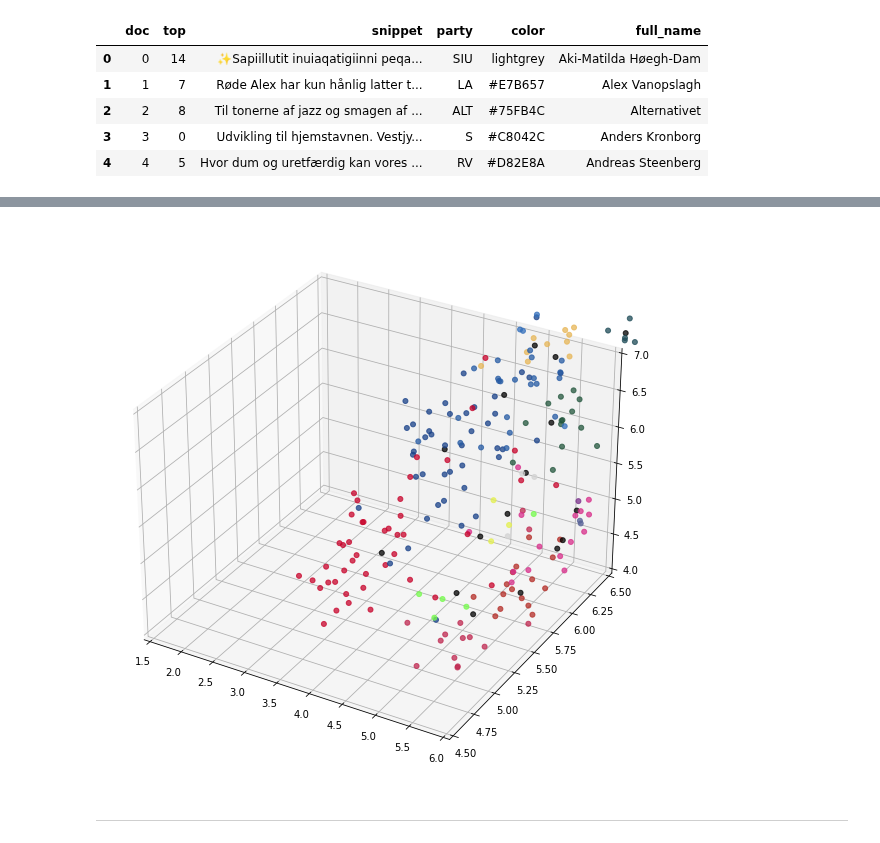
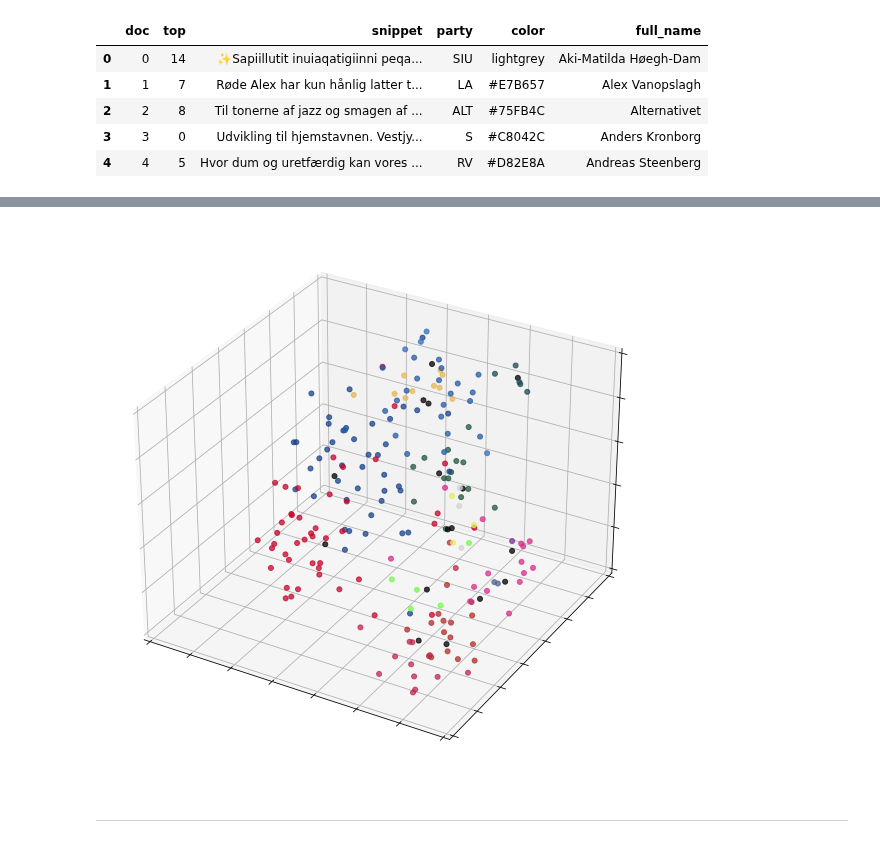
Before and after one commit to mathiasbruun/DCPA, a Jupyter notebook: politician2vec_example.ipynb, the cells around one changed output, grey strips where cells are left out. Cells and saved outputs as stored; diff of their text form; code cells hidden in the pictures.

Commit message:
began adding PCA plotting funcitonality

```diff
--- a/politician2vec_example.ipynb
+++ b/politician2vec_example.ipynb
@@ -387,25 +398,32 @@ reduced = pca.fit_transform(
 # %%
 fig = plt.figure(figsize=(10,10))
 ax = plt.axes(projection='3d')
 
 xdata = mapper.embedding_.T[0]
 ydata = mapper.embedding_.T[1]
 zdata = mapper.embedding_.T[2]
 
-ax.set_xlim(1.5,6)
-ax.set_ylim(4.5,6.5)
-ax.set_zlim(4,7)
+ax.set_xlim(2.5,6)
+ax.set_ylim(4,7.5)
+ax.set_zlim(4,6.5)
+
+ax.xaxis.set_ticklabels([])
+ax.yaxis.set_ticklabels([])
+ax.zaxis.set_ticklabels([])
+
+plt.text(x=x coordinate, y=y coordinate, s=string to be displayed)
+
 ax.scatter3D(
     xdata,
     ydata,
     zdata,
     c=combined_hover['color'],
     cmap=combined_hover['color'],
     alpha = 0.75,
     s = 25
     );
 # %% [output]
-[figure, old version]
+[figure, new version]
 # %% [markdown]
 ____
 # %% [markdown]
```
Also changed, not shown: parts of 2 cells of this notebook.
